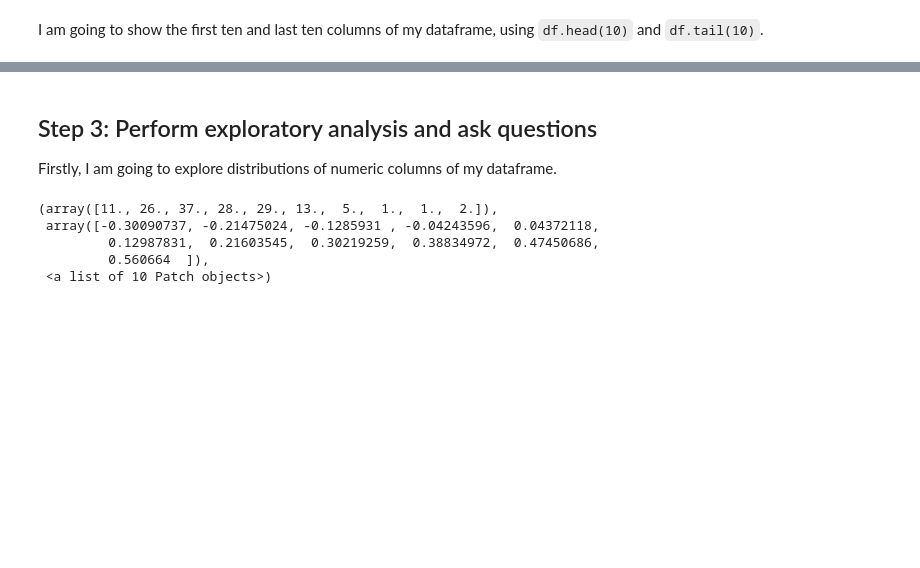
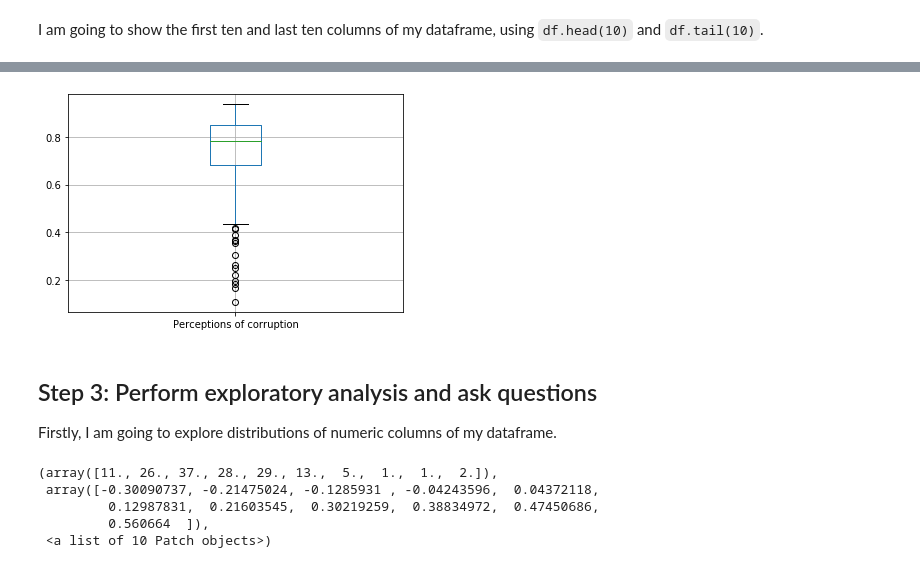
Before and after one commit to ax18031/ax18031_EMATM0048, a Jupyter notebook: Part3_folder/PART3.ipynb, the cells around one changed output, grey strips where cells are left out. Drawn from its saved outputs; the diff is of its cells as text; code cells hidden in the pictures; blank space fills up the shorter version.

```diff
--- a/Part3_folder/PART3.ipynb
+++ b/Part3_folder/PART3.ipynb
@@ -59,3 +96,7 @@ plt.boxplot()
+# %%
+bp = df.boxplot(column = 'Perceptions of corruption')
+# %% [output]
+[figure, added]
 # %% [markdown]
 ## Step 3: Perform exploratory analysis and ask questions
 
```
Also changed, not shown: parts of 6 cells of this notebook.
